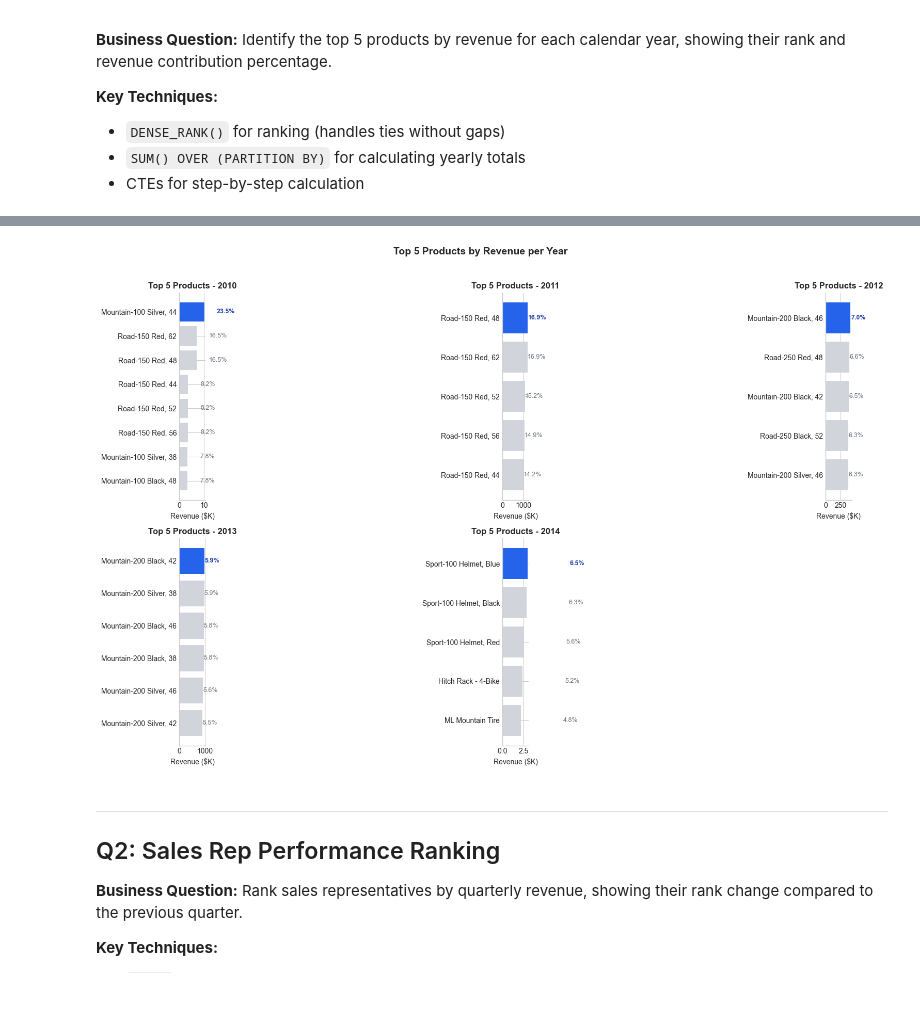
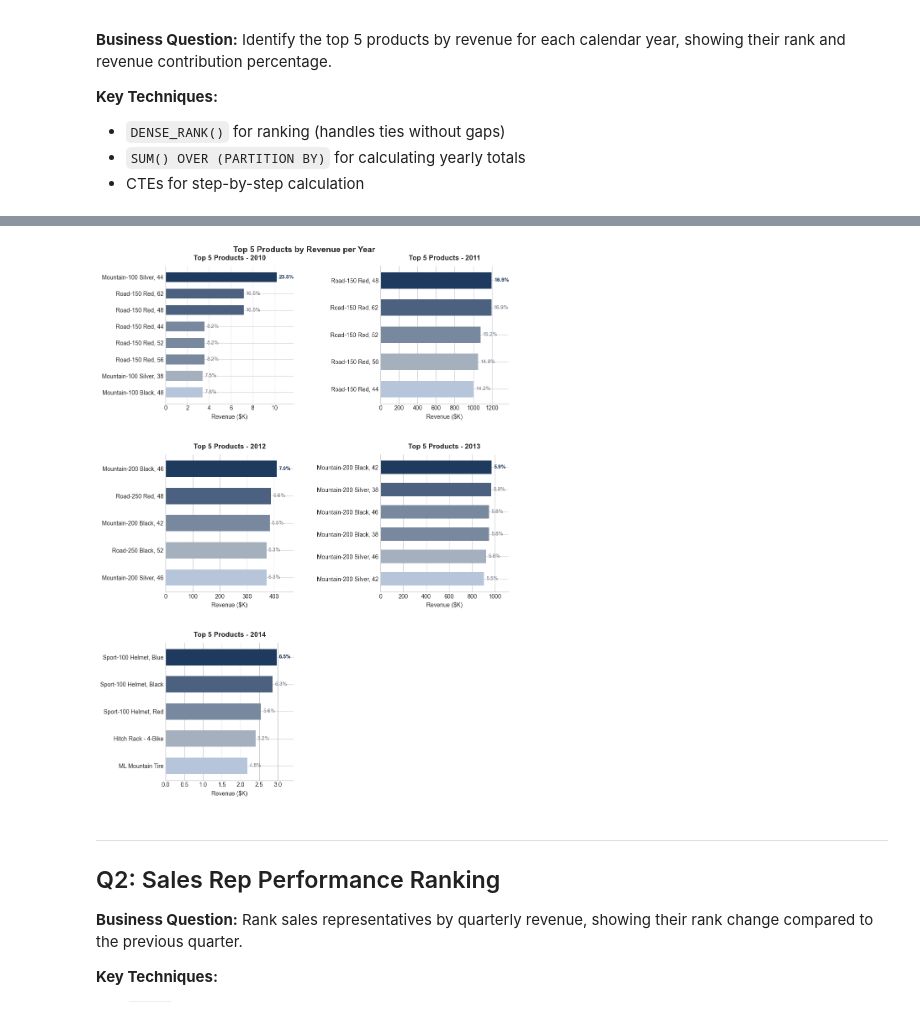
Before and after one commit to musatouray/portfolio-projects, a Jupyter notebook: Advanced-SQL-Patterns/notebooks/01_sales_performance.ipynb, the cells around one changed output, grey strips where cells are left out. Drawn from its saved outputs; the diff is of its cells as text; code cells hidden in the pictures.

Commit message:
feat(notebooks): Update notebooks with execution outputs and visualizations
Co-Authored-By: Claude Opus 4.5 <noreply@anthropic.com>

```diff
--- a/Advanced-SQL-Patterns/notebooks/01_sales_performance.ipynb
+++ b/Advanced-SQL-Patterns/notebooks/01_sales_performance.ipynb
@@ -93,47 +104,61 @@ df_q1.head()
 # %%
 # Visualization: Top 5 Products Revenue by Year
 years = sorted(df_q1['CalendarYear'].unique())
 n_years = len(years)
-n_cols = 3
-n_rows = (n_years + n_cols - 1) // n_cols  # Ceiling division
 
-fig, axes = plt.subplots(n_rows, n_cols, figsize=(15, 5 * n_rows))
-axes = axes.flatten()  # Flatten to 1D array for easy indexing
+# 2 columns for a wider, rectangular layout
+n_cols = 2
+n_rows = (n_years + n_cols - 1) // n_cols
 
-# Color scheme: highlight top performer, grey for others
-HIGHLIGHT_COLOR = '#2563eb'  # Modern blue
-MUTED_COLOR = '#d1d5db'      # Light grey
+# Figsize: Bar width and height (10 width, 4.5 height)
+fig, axes = plt.subplots(n_rows, n_cols, figsize=(10, 4.5 * n_rows))
+axes = axes.flatten()
+
+# Theme colors (hierarchical: best to worst)
+THEME_COLORS = ['#1E3A5F', '#4B617F', '#78899F', '#A5B0BF', '#B7C5DB']
+HIGHLIGHT_COLOR = THEME_COLORS[0]  # Primary for top rank
+MUTED_COLOR = THEME_COLORS[4]      # Fifth for lower ranks
 
 for idx, year in enumerate(years):
     ax = axes[idx]
     year_data = df_q1[df_q1['CalendarYear'] == year].sort_values('RevenueRank')
 
-    # Assign colors: blue for rank 1, grey for others
-    colors = [HIGHLIGHT_COLOR if rank == 1 else MUTED_COLOR for rank in year_data['RevenueRank']]
+    # Map ranks to hierarchical colors
+    def get_rank_color(rank):
+        if rank <= len(THEME_COLORS):
+            return THEME_COLORS[rank - 1]
+        return THEME_COLORS[-1]
+    colors = [get_rank_color(rank) for rank in year_data['RevenueRank']]
 
-    bars = ax.barh(year_data['Product'], year_data['TotalRevenue'] / 1000, color=colors)
+    bars = ax.barh(year_data['Product'], year_data['TotalRevenue'] / 1000, color=colors, height=0.6)
+
     ax.set_xlabel('Revenue ($K)')
-    ax.set_title(f'Top 5 Products - {year}', fontweight='bold')
+    ax.set_title(f'Top 5 Products - {year}', fontweight='bold', pad=10)
     ax.invert_yaxis()
     ax.spines['top'].set_visible(False)
     ax.spines['right'].set_visible(False)
 
-    # Add contribution % labels
+    max_width = max(bar.get_width() for bar in bars)
+    padding = max_width * 0.02
+
+    ax.set_xlim(0, max_width * 1.15)
+
     for bar, pct, rank in zip(bars, year_data['RevenueContributionPct'], year_data['RevenueRank']):
-        label_color = '#1e40af' if rank == 1 else '#6b7280'
+        label_color = THEME_COLORS[0] if rank == 1 else '#6b7280'
         weight = 'bold' if rank == 1 else 'normal'
-        ax.text(bar.get_width() + 5, bar.get_y() + bar.get_height()/2,
+
+        ax.text(bar.get_width() + padding, bar.get_y() + bar.get_height()/2,
                 f'{pct:.1f}%', va='center', fontsize=9, color=label_color, fontweight=weight)
 
 # Hide empty subplots
 for idx in range(n_years, len(axes)):
     axes[idx].set_visible(False)
 
-plt.suptitle('Top 5 Products by Revenue per Year', fontsize=14, fontweight='bold', y=1.02)
-plt.tight_layout()
+plt.suptitle('Top 5 Products by Revenue per Year', fontsize=14, fontweight='bold', y=0.98)
+plt.tight_layout(h_pad=4.0, w_pad=4.0)
 plt.show()
 # %% [output]
-[figure, old version]
+[figure, new version]
 # %% [markdown]
 ---
 ## Q2: Sales Rep Performance Ranking
```
Also changed, not shown: parts of 4 cells of this notebook, 2 other files.
